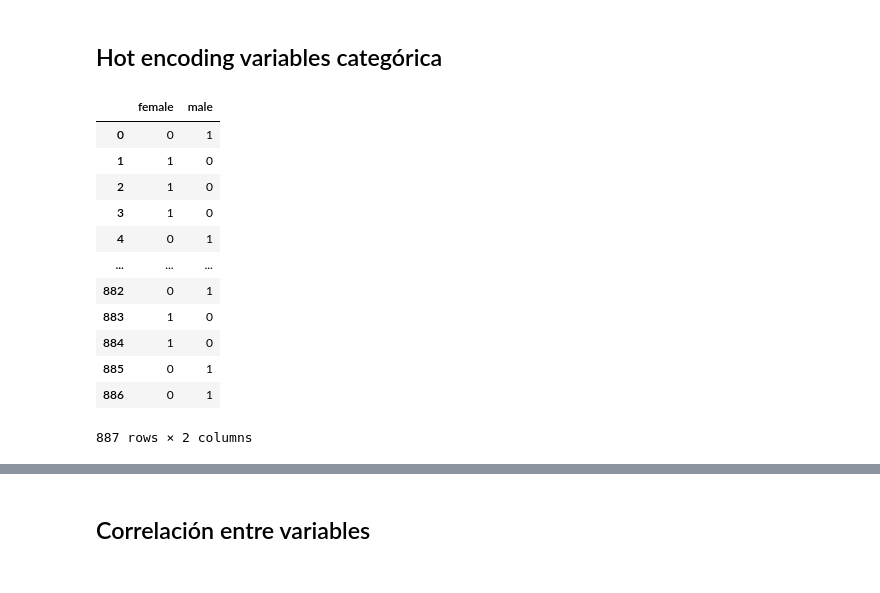
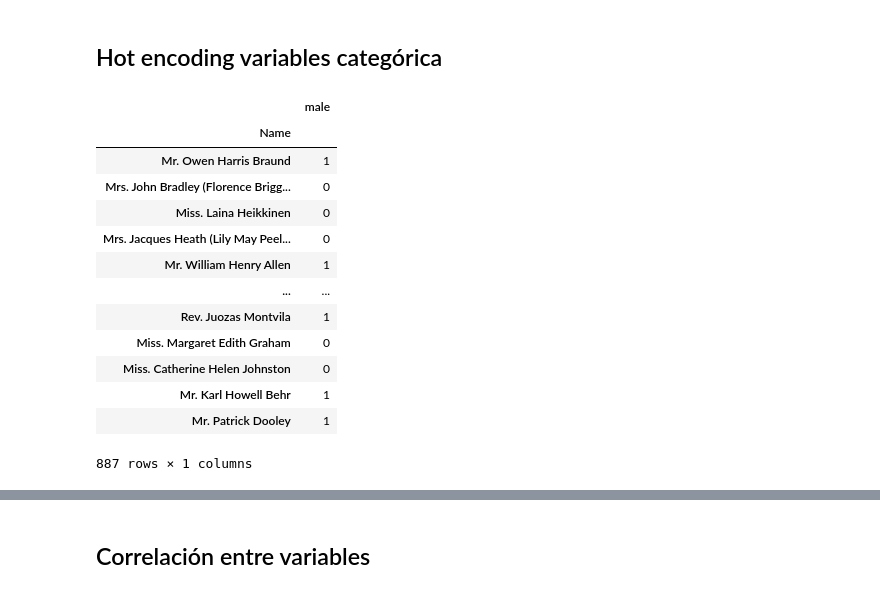
Before and after one commit to AnIsAsPe/Aprendizaje-no-supervisado, a Jupyter notebook: Análisis_exploratorio_con_pandas,_matplotlib,_seaborn_y_plotly.ipynb, the cells around one changed output, grey strips where cells are left out. Cells and saved outputs as stored; diff of their text form; code cells hidden in the pictures.

```diff
--- a/Análisis_exploratorio_con_pandas,_matplotlib,_seaborn_y_plotly.ipynb
+++ b/Análisis_exploratorio_con_pandas,_matplotlib,_seaborn_y_plotly.ipynb
@@ -9,4 +9,5 @@ import seaborn as sns
 import matplotlib.pyplot as plt
 import plotly.express as px
 # %%
-titanic=pd.read_csv("https://web.stanford.edu/class/archive/cs/cs109/cs109.1166/stuff/titanic.csv")
+titanic = pd.read_csv("https://web.stanford.edu/class/archive/cs/cs109/cs109.1166/stuff/titanic.csv", index_col='Name')
+titanic.shape
@@ -119,20 +312,21 @@ titanic['Sex'].hist(color='skyblue')
 # %% [markdown]
 ## Hot encoding variables categórica
 # %%
-pd.get_dummies(titanic['Sex'])
+pd.get_dummies(titanic['Sex'],drop_first=True)
 # %% [output]
-|  | female | male |
-| 0 | 0 | 1 |
-| 1 | 1 | 0 |
-| 2 | 1 | 0 |
-| 3 | 1 | 0 |
-| 4 | 0 | 1 |
-| ... | ... | ... |
-| 882 | 0 | 1 |
-| 883 | 1 | 0 |
-| 884 | 1 | 0 |
-| 885 | 0 | 1 |
-| 886 | 0 | 1 |
+|  | male |
+| Name |  |
+| Mr. Owen Harris Braund | 1 |
+| Mrs. John Bradley (Florence Brigg... | 0 |
+| Miss. Laina Heikkinen | 0 |
+| Mrs. Jacques Heath (Lily May Peel... | 0 |
+| Mr. William Henry Allen | 1 |
+| ... | ... |
+| Rev. Juozas Montvila | 1 |
+| Miss. Margaret Edith Graham | 0 |
+| Miss. Catherine Helen Johnston | 0 |
+| Mr. Karl Howell Behr | 1 |
+| Mr. Patrick Dooley | 1 |
-887 rows × 2 columns
+887 rows × 1 columns
 # %%
 titanic['Sex'] = pd.get_dummies(titanic['Sex'], drop_first=True)
```
Also changed, not shown: parts of 28 cells of this notebook.
